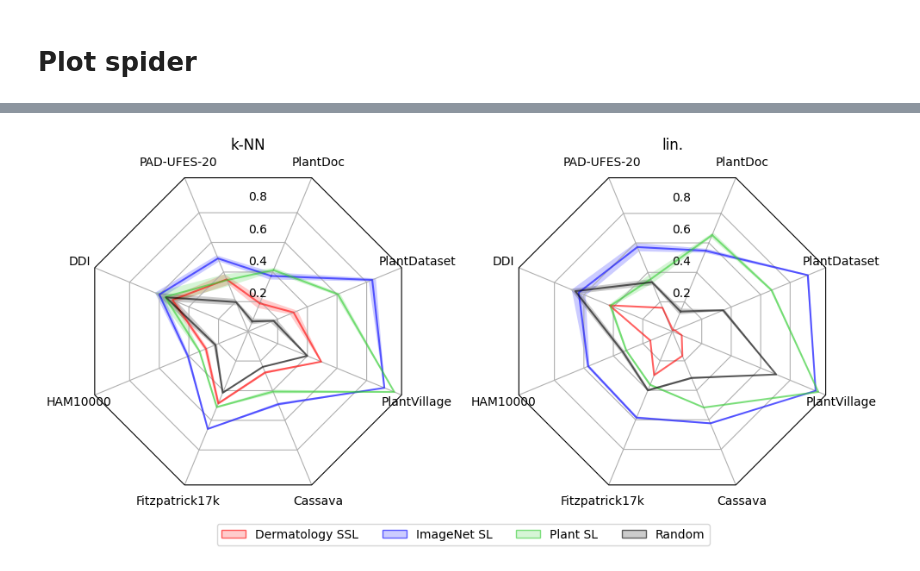
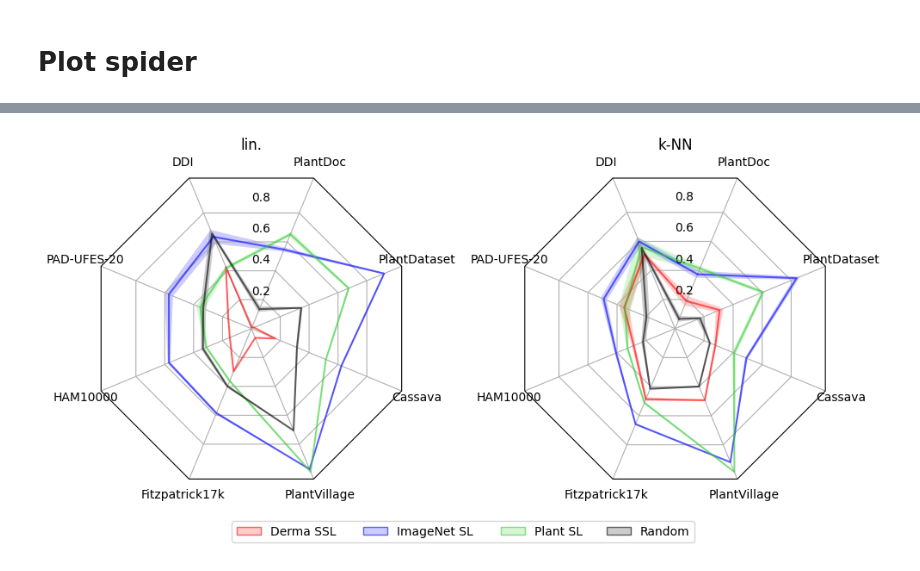
Before and after one commit to AlexanderPeter/thesis, a Jupyter notebook: code/23_plot_spider.ipynb, the cells around one changed output, grey strips where cells are left out. Saved outputs shown, nothing was run; the diff lists cells and outputs as text; code cells hidden in the pictures.

```diff
--- a/code/23_plot_spider.ipynb
+++ b/code/23_plot_spider.ipynb
@@ -16,7 +18,6 @@ selected_architecture = ["ResNet50", "ViT_T16"][0]
 # %%
 colors = []
 columns = []
-column_labels = []
 
 if "ResNet50" == selected_architecture:
     colors = [
@@ -27,16 +28,9 @@ if "ResNet50" == selected_architecture:
         "black",
     ]
     columns = [
-        "Derma_SSL_SimCLR",
-        "ImageNet_1k_SL_V1",
-        # "ImageNet_1k_SSL_SimCLR",
-        "PDDD",
-        "Random",
-    ]
-    column_labels = [
-        "Dermatology SSL",
-        "ImageNet SL",
-        # "ImageNet SSL",
+        "Derma SSL ",
+        "ImageNet SL ",
+        # "ImageNet SSL ",
         "Plant SL",
         "Random",
     ]
@@ -50,15 +44,7 @@ elif "ViT_T16" == selected_architecture:
         "black",
     ]
     columns = [
-        "Derma",
-        # "ImageNet_1k_SL_WinKawaks",
-        "ImageNet_1k_SSL_Dino",
-        # "ImageNet_AugReg",
-        "Plant",
-        "Random",
-    ]
-    column_labels = [
-        "Dermatology SSL",
+        "Derma SSL",
         # "ImageNet SL",
         "ImageNet SSL",
         # "ImageNet AR",
@@ -83,10 +69,6 @@ def filter_and_unstack(df, filter_config):
             # "f1_macro_count",
         ]
     ]
-    df["downstream"] = pd.Categorical(
-        df["downstream"],
-        [col for col in dataset_order if col in df["downstream"].unique()],
-    )
     return df.set_index(["pre-training", "downstream"]).unstack(level=0)
 
 def plot_spider_axis(ax, title, df_plot, legend_elements):
@@ -110,10 +92,10 @@ def plot_spider_axis(ax, title, df_plot, legend_elements):
             facecolor=facecolor,
             label=column,
         )
-        legend_elements[column_labels[i]] = Patch(
+        legend_elements[column] = Patch(
             facecolor=facecolor,
             edgecolor=edgecolor,
-            label=column_labels[i],
+            label=column,
         )
 
     ax.set_rgrids([0.2, 0.4, 0.6, 0.8])
@@ -189,38 +171,38 @@ df_plot_d = filter_and_unstack(
 # %%
 baseline_postfix = ""
 
-number_of_categories = len(dataset_order)
+number_of_categories = len(column_order_dataset_order)
 rotation_offset = np.pi / 2 - np.pi / number_of_categories
 
 theta = radar_factory(
     number_of_categories, frame="polygon", rotation_offset=rotation_offset
 )
 
 fig, axes = plt.subplots(
     figsize=(10, 5),
     nrows=1,
     ncols=2,
     subplot_kw=dict(projection="radar"),
     squeeze=False,
 )
 legend_elements = {}
 if print_baseline:
     baseline_postfix = "_baseline"
     plot_spider_axis(axes.flat[0], "baseline", df_plot_d, legend_elements)
     plot_spider_axis(axes.flat[1], "baseline", df_plot_d, legend_elements)
 
-plot_spider_axis(axes.flat[0], "k-NN", df_plot_l, legend_elements)
-plot_spider_axis(axes.flat[1], "lin.", df_plot_r, legend_elements)
+plot_spider_axis(axes.flat[0], "lin.", df_plot_l, legend_elements)
+plot_spider_axis(axes.flat[1], "k-NN", df_plot_r, legend_elements)
 
 fig.tight_layout()
 fig.legend(
     handles=list(legend_elements.values()),
     loc="upper center",
     bbox_to_anchor=(0.5, 0.05),
     ncol=len(legend_elements),
 )
 
 postfix = selected_architecture.lower().replace(" ", "_") + baseline_postfix
 plt.savefig(f"../images/spider_{postfix}.png", bbox_inches="tight")
 # %% [output]
-[figure, old version]
+[figure, new version]
```
Also changed, not shown: parts of 3 cells of this notebook, 20 other files.
